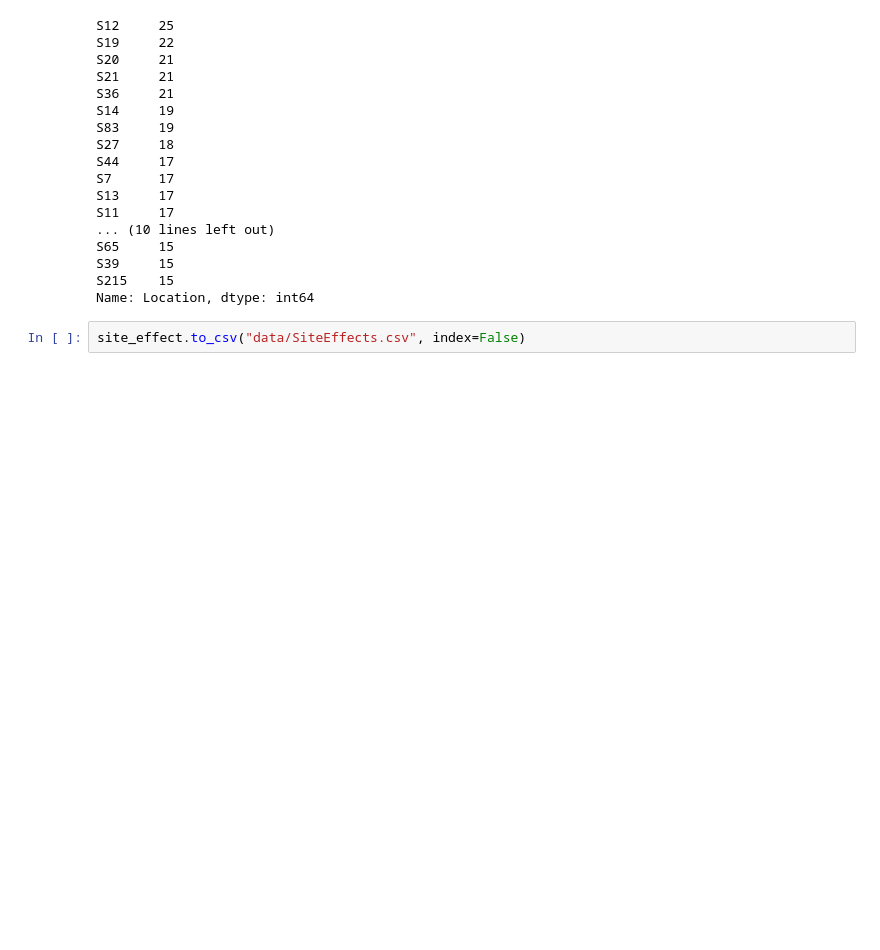
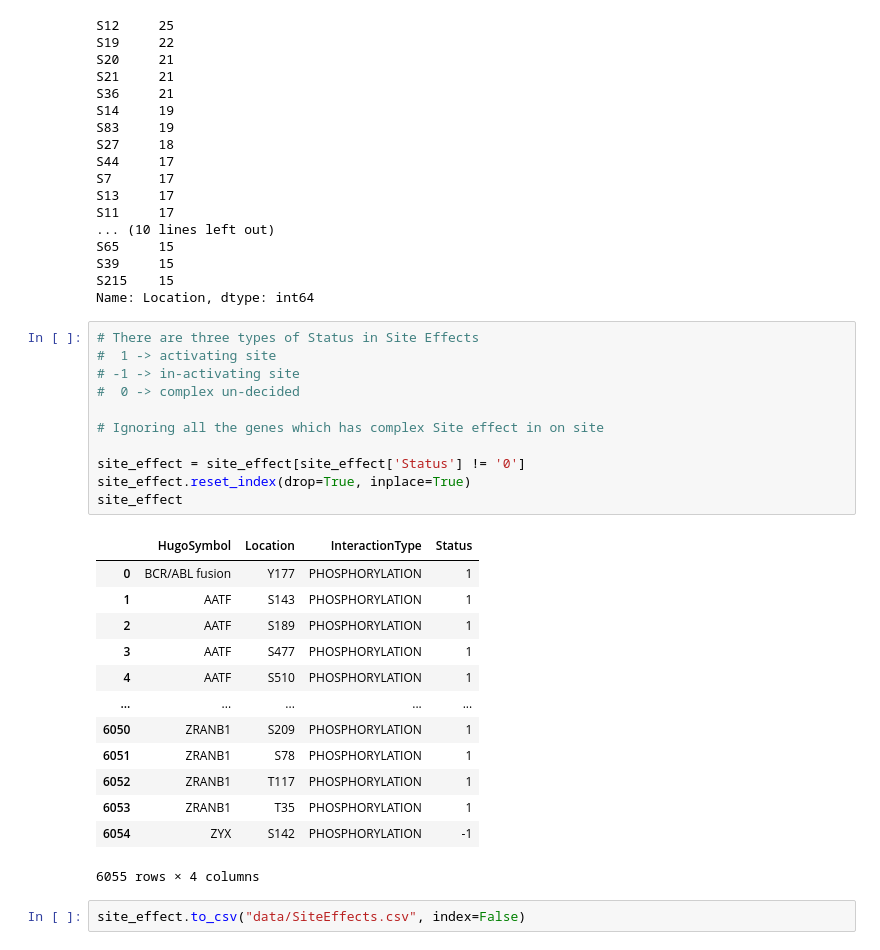
Before and after one commit to KisanThapa/GeneMutationClassification, a Jupyter notebook: notebook.ipynb, the cells around one changed output. Drawn from its saved outputs; the diff is of its cells as text; blank space fills up the shorter version.

```diff
--- a/notebook.ipynb
+++ b/notebook.ipynb
@@ -56,6 +56,31 @@ S65     15
 S39     15
 S215    15
 Name: Location, dtype: int64
+# %%
+# There are three types of Status in Site Effects
+#  1 -> activating site
+# -1 -> in-activating site
+#  0 -> complex un-decided
+
+# Ignoring all the genes which has complex Site effect in on site
+
+site_effect = site_effect[site_effect['Status'] != '0']
+site_effect.reset_index(drop=True, inplace=True)
+site_effect
+# %% [output]
+|  | HugoSymbol | Location | InteractionType | Status |
+| 0 | BCR/ABL fusion | Y177 | PHOSPHORYLATION | 1 |
+| 1 | AATF | S143 | PHOSPHORYLATION | 1 |
+| 2 | AATF | S189 | PHOSPHORYLATION | 1 |
+| 3 | AATF | S477 | PHOSPHORYLATION | 1 |
+| 4 | AATF | S510 | PHOSPHORYLATION | 1 |
+| ... | ... | ... | ... | ... |
+| 6050 | ZRANB1 | S209 | PHOSPHORYLATION | 1 |
+| 6051 | ZRANB1 | S78 | PHOSPHORYLATION | 1 |
+| 6052 | ZRANB1 | T117 | PHOSPHORYLATION | 1 |
+| 6053 | ZRANB1 | T35 | PHOSPHORYLATION | 1 |
+| 6054 | ZYX | S142 | PHOSPHORYLATION | -1 |
+6055 rows × 4 columns
 # %%
 site_effect.to_csv("data/SiteEffects.csv", index=False)
 # %% [markdown]
```
Also changed, not shown: 1 other file.
